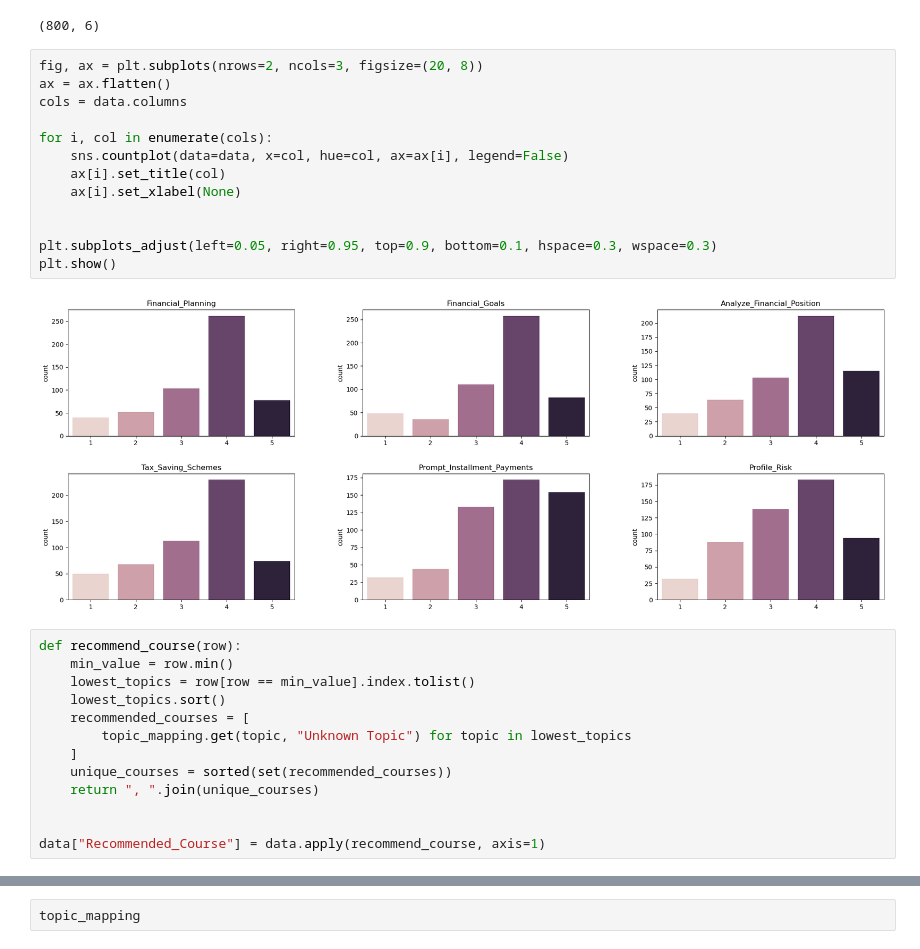
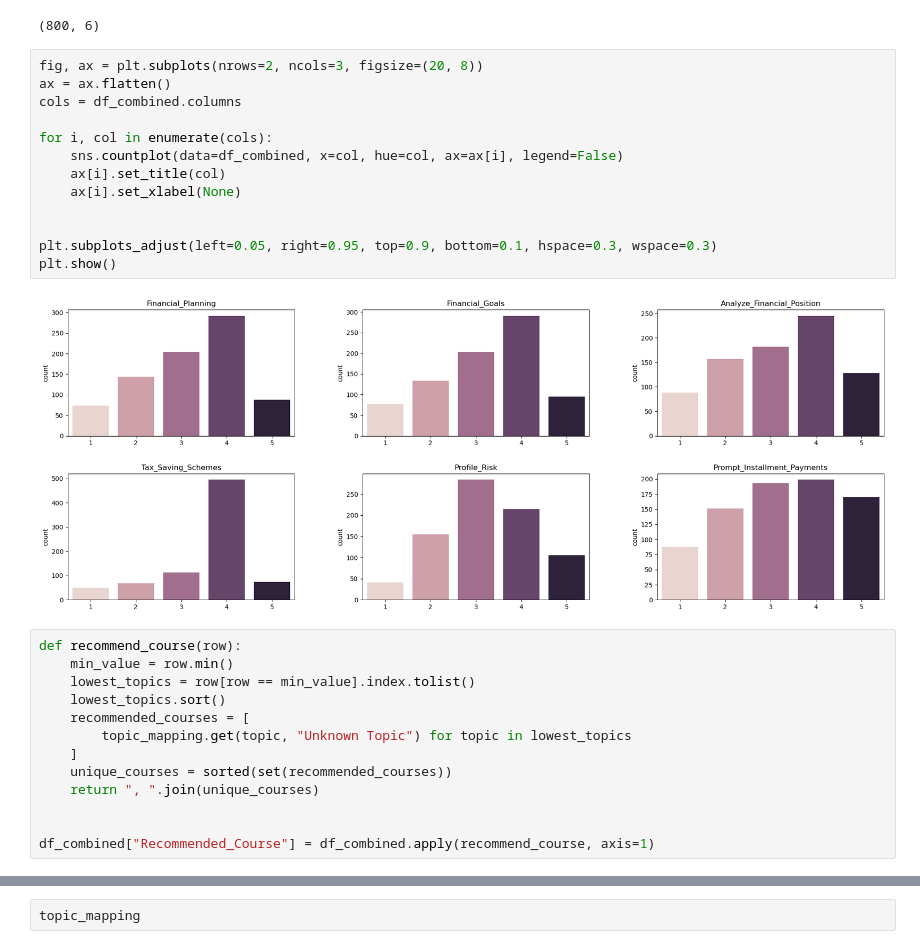
Before and after one commit to christiandarvs/SmartCents-Algorithm, a Jupyter notebook: smartcents.ipynb, the cells around one changed output, grey strips where cells are left out. Cells and saved outputs as stored; diff of their text form.

```diff
--- a/smartcents.ipynb
+++ b/smartcents.ipynb
@@ -264,18 +264,18 @@ df_combined.shape
 # %%
 fig, ax = plt.subplots(nrows=2, ncols=3, figsize=(20, 8))
 ax = ax.flatten()
-cols = data.columns
+cols = df_combined.columns
 
 for i, col in enumerate(cols):
-    sns.countplot(data=data, x=col, hue=col, ax=ax[i], legend=False)
+    sns.countplot(data=df_combined, x=col, hue=col, ax=ax[i], legend=False)
     ax[i].set_title(col)
     ax[i].set_xlabel(None)
 
 
 plt.subplots_adjust(left=0.05, right=0.95, top=0.9, bottom=0.1, hspace=0.3, wspace=0.3)
 plt.show()
 # %% [output]
-[figure, old version]
+[figure, new version]
 # %%
 def recommend_course(row):
     min_value = row.min()
@@ -288,7 +288,7 @@ def recommend_course(row):
     return ", ".join(unique_courses)
 
 
-data["Recommended_Course"] = data.apply(recommend_course, axis=1)
+df_combined["Recommended_Course"] = df_combined.apply(recommend_course, axis=1)
 # %%
 from sklearn.model_selection import learning_curve, train_test_split
 from sklearn.pipeline import Pipeline, make_pipeline
```
Also changed, not shown: parts of 9 cells of this notebook.
